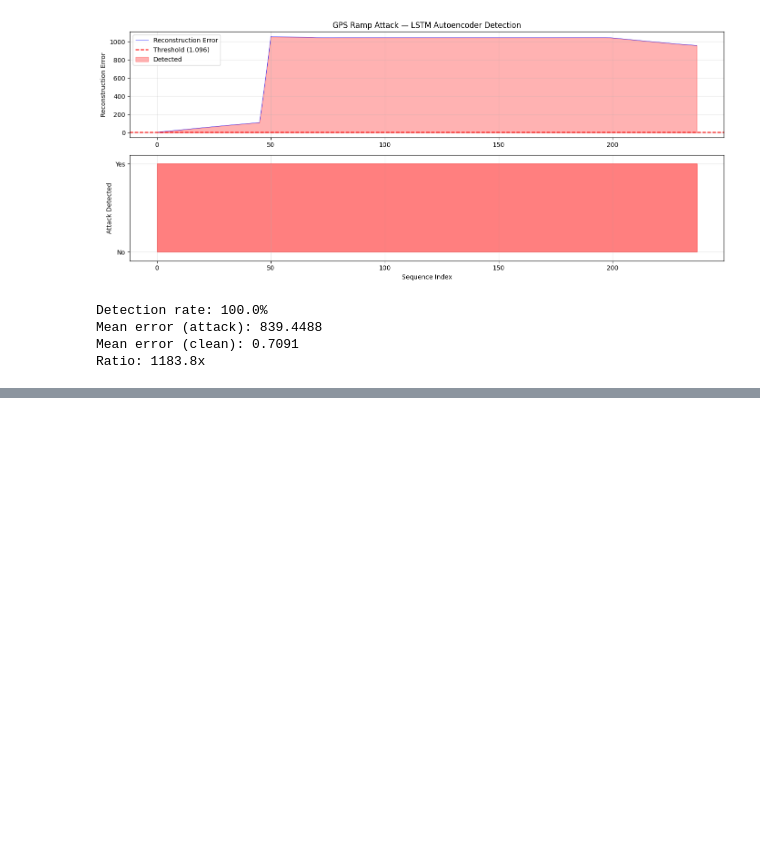
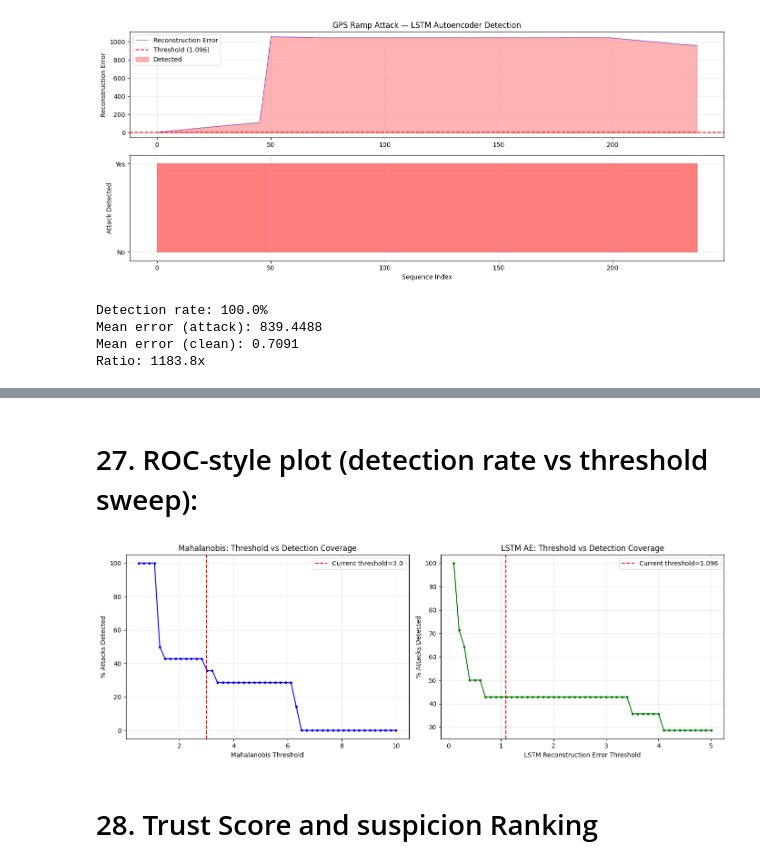
Before and after one commit to itsdharani/SensorTrust, a Jupyter notebook: notebooks/full_pipeline.ipynb, the cells around one changed output, grey strips where cells are left out. Drawn from its saved outputs; the diff is of its cells as text; code cells hidden in the pictures; blank space fills up the shorter version.

Commit message:
Compare the autoencoder with mahalonobis and implement trust scores

```diff
--- a/notebooks/full_pipeline.ipynb
+++ b/notebooks/full_pipeline.ipynb
@@ -777,0 +790,6 @@ Ratio: 1183.8x
+# %%
+mahal = MahalanobisDetector()
+min_len = min(len(f1_clean), len(f2_clean), len(gmis_clean))
+mahal.fit(f1_clean[:min_len], f2_clean[:min_len], gmis_clean[:min_len])
+
+print("Mahalanobis fitted on clean data")
@@ -777,0 +957,72 @@ Ratio: 1183.8x
+# %% [markdown]
+# 27. ROC-style plot (detection rate vs threshold sweep):
+# %%
+fig, axes = plt.subplots(1, 2, figsize=(14, 5))
+
+thresholds = np.linspace(0.5, 10, 50)
+mahal_rates_by_thresh = []
+
+for thresh in thresholds:
+    detected_count = 0
+    for name in attack_names_only:
+        r = all_results[name]
+        min_len = min(len(r['f1']), len(r['f2']), len(r['gmis']))
+        f1_a = r['f1'][:min_len]; f2_a = r['f2'][:min_len]; g_a = r['gmis'][:min_len]
+        mask = ~(np.isnan(f1_a) | np.isnan(f2_a) | np.isnan(g_a))
+        scores = mahal.score(f1_a[mask], f2_a[mask], g_a[mask])
+        valid = ~np.isnan(scores)
+        rate = np.sum(scores[valid] > thresh) / np.sum(valid) * 100
+        if rate > 50:
+            detected_count += 1
+    mahal_rates_by_thresh.append(detected_count / len(attack_names_only) * 100)
+
+axes[0].plot(thresholds, mahal_rates_by_thresh, 'b-o', markersize=3)
+axes[0].axvline(x=MAHAL_THRESHOLD, color='r', linestyle='--', label=f'Current threshold={MAHAL_THRESHOLD}')
+axes[0].set_xlabel('Mahalanobis Threshold')
+axes[0].set_ylabel('% Attacks Detected')
+axes[0].set_title('Mahalanobis: Threshold vs Detection Coverage')
+axes[0].legend()
+axes[0].grid(True, alpha=0.3)
+
+# LSTM threshold sweep
+lstm_thresholds = np.linspace(0.1, 5.0, 50)
+lstm_rates_by_thresh = []
+
+for thresh in lstm_thresholds:
+    detected_count = 0
+    for name in attack_names_only:
+        r = all_results[name]
+        min_len = min(len(r['f1']), len(r['f2']), len(r['gmis']))
+        X = np.column_stack([r['f1'][:min_len], r['f2'][:min_len], r['gmis'][:min_len]])
+        X = X[~np.isnan(X).any(axis=1)]
+        if len(X) < 20:
+            continue
+        X_seq = create_sequences(X, seq_len=20)
+        X_tensor = torch.tensor(X_seq, dtype=torch.float32).to(device)
+        errors = []
+        with torch.no_grad():
+            for i in range(len(X_tensor)):
+                x = X_tensor[i].unsqueeze(0)
+                recon = model(x)
+                errors.append(torch.mean((x - recon) ** 2).item())
+        errors = np.array(errors)
+        rate = np.sum(errors > thresh) / len(errors) * 100
+        if rate > 50:
+            detected_count += 1
+    lstm_rates_by_thresh.append(detected_count / len(attack_names_only) * 100)
+
+axes[1].plot(lstm_thresholds, lstm_rates_by_thresh, 'g-o', markersize=3)
+axes[1].axvline(x=threshold, color='r', linestyle='--', label=f'Current threshold={threshold:.3f}')
+axes[1].set_xlabel('LSTM Reconstruction Error Threshold')
+axes[1].set_ylabel('% Attacks Detected')
+axes[1].set_title('LSTM AE: Threshold vs Detection Coverage')
+axes[1].legend()
+axes[1].grid(True, alpha=0.3)
+
+plt.tight_layout()
+plt.savefig('../results/plots/threshold_sweep.png', dpi=150, bbox_inches='tight')
+plt.show()
+# %% [output]
+[figure, added]
+# %% [markdown]
+# 28. Trust Score and suspicion Ranking
```
Also changed, not shown: parts of 51 cells of this notebook, 1 other file.
